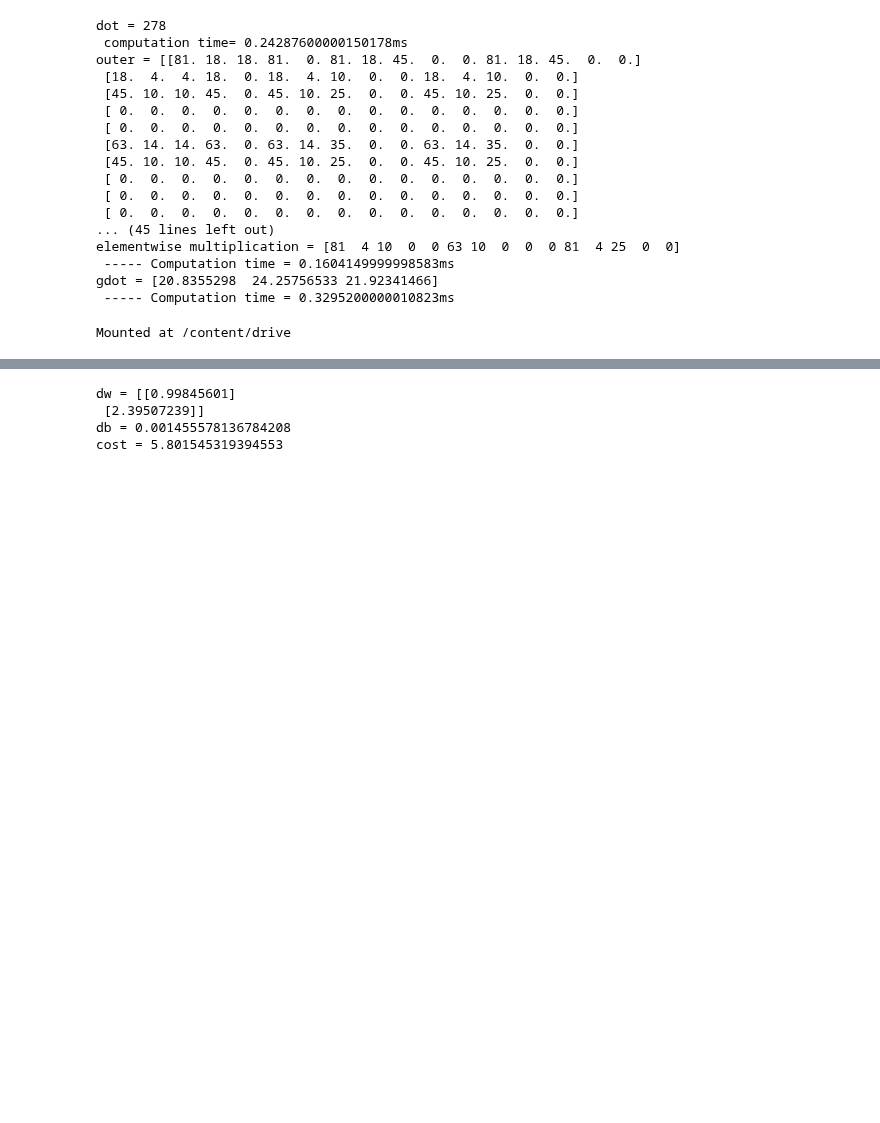
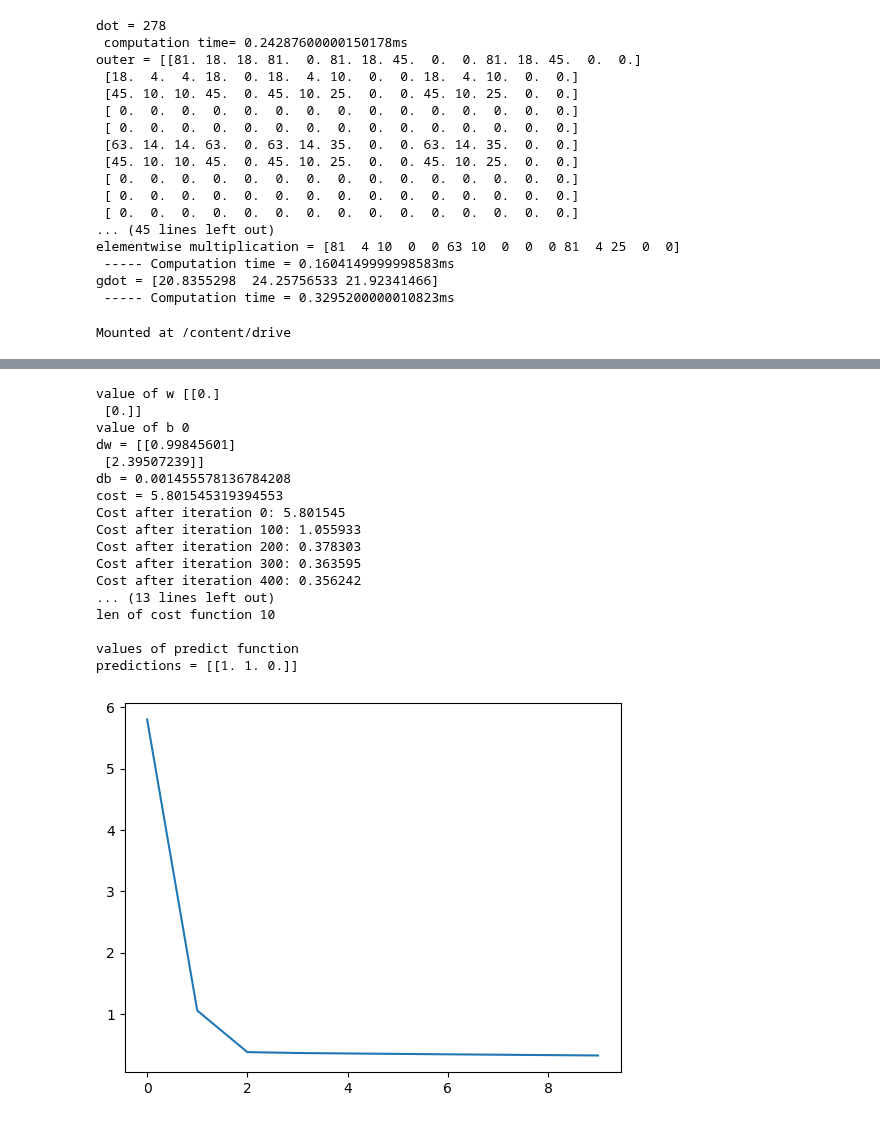
Before and after one commit to Aboelsaood23/Aboelsaood23, a Jupyter notebook: specilaization_2_Course_1.ipynb, the cells around one changed output, grey strips where cells are left out. Cells and saved outputs as stored; diff of their text form; code cells hidden in the pictures; blank space fills up the shorter version.

```diff
--- a/specilaization_2_Course_1.ipynb
+++ b/specilaization_2_Course_1.ipynb
@@ -271,20 +291,27 @@ sanity check after reshaping: [17 71 49 38 70]
 [figure]
 # %%
 #design algorithm logistic
-# start by some helper function
+# each image consist of 12287 pixel, we pass eah image on neurla network of one layer, with one neuron to get final prediction
+
+#start by some helper function
 #sigmoid
 def sigmoid(x):
   z =1/(1+np.exp(-x))
   return z
 
+#Initializing parameters, You have to initialize w as a vector of zeros
 def initialize_with_zeros(dim):
   w =np.zeros((dim,1))
-  b =0. # this one is supposed to be vector (209,1) , but braodcasting will happen  so no need to make it as avector
-  return w,b
+  b = 0 # this one is supposed to be vector (12278,1) , but braodcasting will happen  so no need to make it as avector
+  return w,b # w is on shape of volumn vector so later we will have to reshape to row vector using .T
 
-dim =2
-w,b =initialize_with_zeros(dim)
-#not this propagate function based on architecture on lab"check images"
+#chek  this function of initializing values
+dim = 2
+w,b = initialize_with_zeros(dim)
+print("value of w",w)
+print('value of b',b)
+
+# note : this propagate function based on architecture on lab"check images"
 def propagate(w,b,x,y):
   m =x.shape[1]
   A =sigmoid(np.dot(w.T,x)+b)
@@ -301,33 +328,82 @@ grads, cost = propagate(w, b, x, y)
 print ("dw = " + str(grads["dw"]))
 print ("db = " + str(grads["db"]))
 print ("cost = " + str(cost))
+
 
 
 #You have initialized your parameters.
 #You are also able to compute a cost function and its gradient.
 #Now, you want to update the parameters using gradient descent.
 
 def optimize(w,b,x,y,num_iterations,learning_rate,print_cost=False):
   m=x.shape[1]
   costs=[] # to save cost value each iteration
   for i in range(num_iterations):
     grads,cost =propagate(w,b,x,y)
     dw =grads['dw']
     db =grads['db']
     w =w - (learning_rate*dw)
     b =b - (learning_rate*db)
     if i % 100 == 0:
       costs.append(cost)
 
         # Print the cost every 100 training iterations
     if print_cost and i % 100 == 0:
       print ("Cost after iteration %i: %f" %(i, cost))
   params ={"w":w,
            "b":b}
-  grads ={"dw":dw , "db":db}
+  grads ={"dw":dw,"db":db}
   return params,grads,costs # theses params values and grads are last values
+
+#check this function
+#note : here we didn't initialize values of x, we used values of w,b we set befor
+params,grads,costs =optimize(w,b,x,y,num_iterations=1000,learning_rate =0.009,print_cost=True)
+
+print("\nOptimize Results")
+print ("w = " + str(params["w"]))
+print ("b = " + str(params["b"]))
+print ("dw = " + str(grads["dw"]))
+print ("db = " + str(grads["db"]))
+
+#plot cost function
+print("len of cost function",len(costs))
+plt.plot(costs)
+
+# The previous function will output the learned w and b. We are able to use w and b to predict the labels for a dataset X
+# to implement prdict function we will implement two steps
+# 1 calculate a =sig(w.TX+b)
+# 2 convert values to zero and one
+def predict(w,b,x):
+  m =x.shape[1]
+  y_prediction = np.zeros((1,m))
+  w =w.reshape(x.shape[0],1)
+  A =sigmoid(np.dot(w.T,x)+b)
+  for i in range(A.shape[1]):
+    y_prediction[0,i] =1 if A[0,i] >=0.5 else 0
+  return y_prediction
+
+#let's check function of predict
+w = np.array([[0.1124579],[0.23106775]])
+b = -0.3
+X = np.array([[1.,-1.1,-3.2],[1.2,2.,0.1]])
+print("\nvalues of predict function")
+print ("predictions = " + str(predict(w, b, X)))
 # %% [output]
+value of w [[0.]
+ [0.]]
+value of b 0
 dw = [[0.99845601]
  [2.39507239]]
 db = 0.001455578136784208
 cost = 5.801545319394553
+Cost after iteration 0: 5.801545
+Cost after iteration 100: 1.055933
+Cost after iteration 200: 0.378303
+Cost after iteration 300: 0.363595
+Cost after iteration 400: 0.356242
+... (13 lines left out)
+len of cost function 10
+
+values of predict function
+predictions = [[1. 1. 0.]]
+[figure, added]
```
Also changed, not shown: parts of 5 cells of this notebook.
